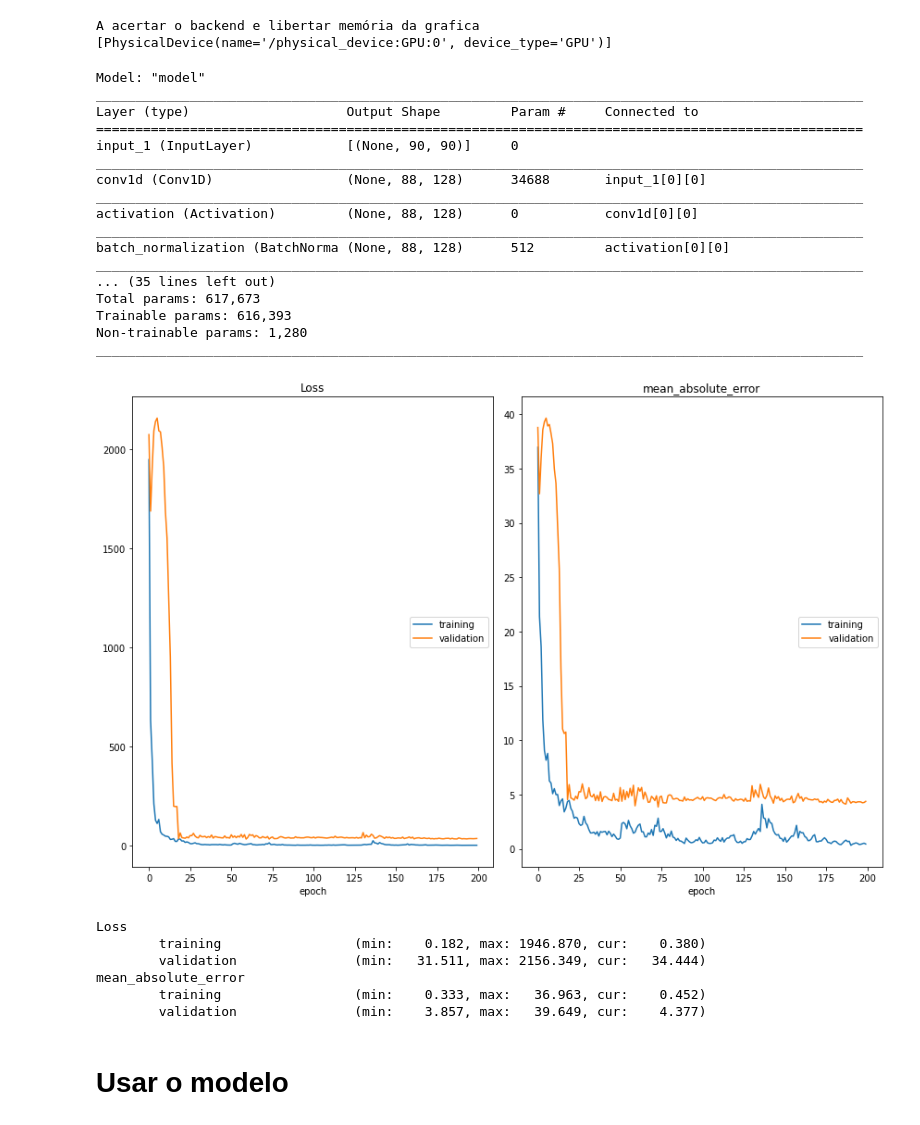
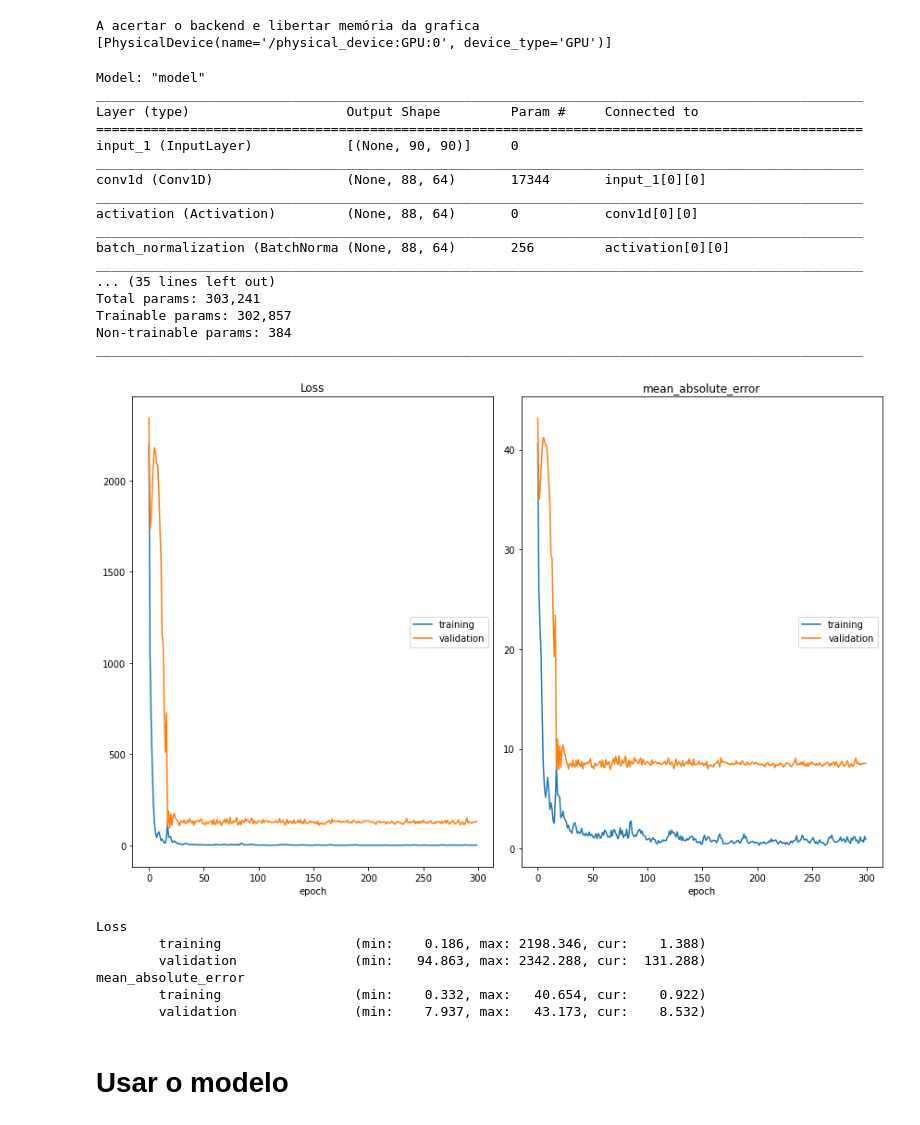
Before and after one commit to benjamimcoelho/AprendizagemProfunda, a Jupyter notebook: notebooks/grupo7.ipynb, the cells around one changed output. Drawn from its saved outputs; the diff is of its cells as text; code cells hidden in the pictures.

```diff
--- a/notebooks/grupo7.ipynb
+++ b/notebooks/grupo7.ipynb
@@ -200,19 +200,20 @@ x_train2 = train_data.drop(['age','id'],axis=1)
 
 inputs = Input(shape=(90,90))
 
-conv1 = Conv1D(128, 3)(inputs)
+conv1 = Conv1D(64, 3)(inputs)
 act1 = Activation('relu') (conv1)
 norm1 = BatchNormalization(momentum=0.95)(act1)
 pool1 = MaxPooling1D(2) (norm1)
 
-conv2 = Conv1D(256, 3)(pool1)
+conv2 = Conv1D(64, 3)(pool1)
 act2 = Activation('relu') (conv2)
 norm2 = BatchNormalization(momentum=0.95)(act2)
 pool2 = MaxPooling1D(2) (norm2)
 
-conv3 = Conv1D(256, 3)(pool2)
+conv3 = Conv1D(64, 3)(pool2)
 act3 = Activation('relu') (conv3)
 norm3 = BatchNormalization(momentum=0.95)(act3)
+
 
 lstm = LSTM(32, return_sequences=True) (norm3)
 
@@ -241,14 +242,14 @@ Layer (type)                    Output Shape         Param #     Connected to
 ==================================================================================================
 input_1 (InputLayer)            [(None, 90, 90)]     0
 __________________________________________________________________________________________________
-conv1d (Conv1D)                 (None, 88, 128)      34688       input_1[0][0]
+conv1d (Conv1D)                 (None, 88, 64)       17344       input_1[0][0]
 __________________________________________________________________________________________________
-activation (Activation)         (None, 88, 128)      0           conv1d[0][0]
+activation (Activation)         (None, 88, 64)       0           conv1d[0][0]
 __________________________________________________________________________________________________
-batch_normalization (BatchNorma (None, 88, 128)      512         activation[0][0]
+batch_normalization (BatchNorma (None, 88, 64)       256         activation[0][0]
 __________________________________________________________________________________________________
 ... (35 lines left out)
-Total params: 617,673
-Trainable params: 616,393
-Non-trainable params: 1,280
+Total params: 303,241
+Trainable params: 302,857
+Non-trainable params: 384
 __________________________________________________________________________________________________
@@ -255,25 +317,15 @@ ________________________________________________________________________________
 # %%
-from sklearn.model_selection import train_test_split, LeaveOneOut
 
 
-
-x_train, x_test, x_train2, x_test2, y_train, y_test  = train_test_split(x_train,x_train2,y_train, test_size=0.2, random_state=25)
-
-
-model.compile(optimizer='adam', loss='mean_squared_error', metrics='mean_absolute_error')
-
-
-
-
-history = model.fit([x_train,x_train2], y_train, epochs=200, batch_size=16, validation_data=([x_test,x_test2],y_test), callbacks=[PlotLossesCallback()])
+history = model.fit([X_train,X_train2], Y_train, epochs=300, batch_size=16, validation_data=([X_test,X_test2],Y_test), callbacks=[PlotLossesCallback()])
 # %% [output]
-[figure, old version]
+[figure, new version]
 Loss
-        training                 (min:    0.182, max: 1946.870, cur:    0.380)
-        validation               (min:   31.511, max: 2156.349, cur:   34.444)
+        training                 (min:    0.186, max: 2198.346, cur:    1.388)
+        validation               (min:   94.863, max: 2342.288, cur:  131.288)
 mean_absolute_error
-        training                 (min:    0.333, max:   36.963, cur:    0.452)
-        validation               (min:    3.857, max:   39.649, cur:    4.377)
+        training                 (min:    0.332, max:   40.654, cur:    0.922)
+        validation               (min:    7.937, max:   43.173, cur:    8.532)
 # %% [markdown]
 # Usar o modelo
 # %%
```
Also changed, not shown: parts of 3 cells of this notebook, 9 other files.
